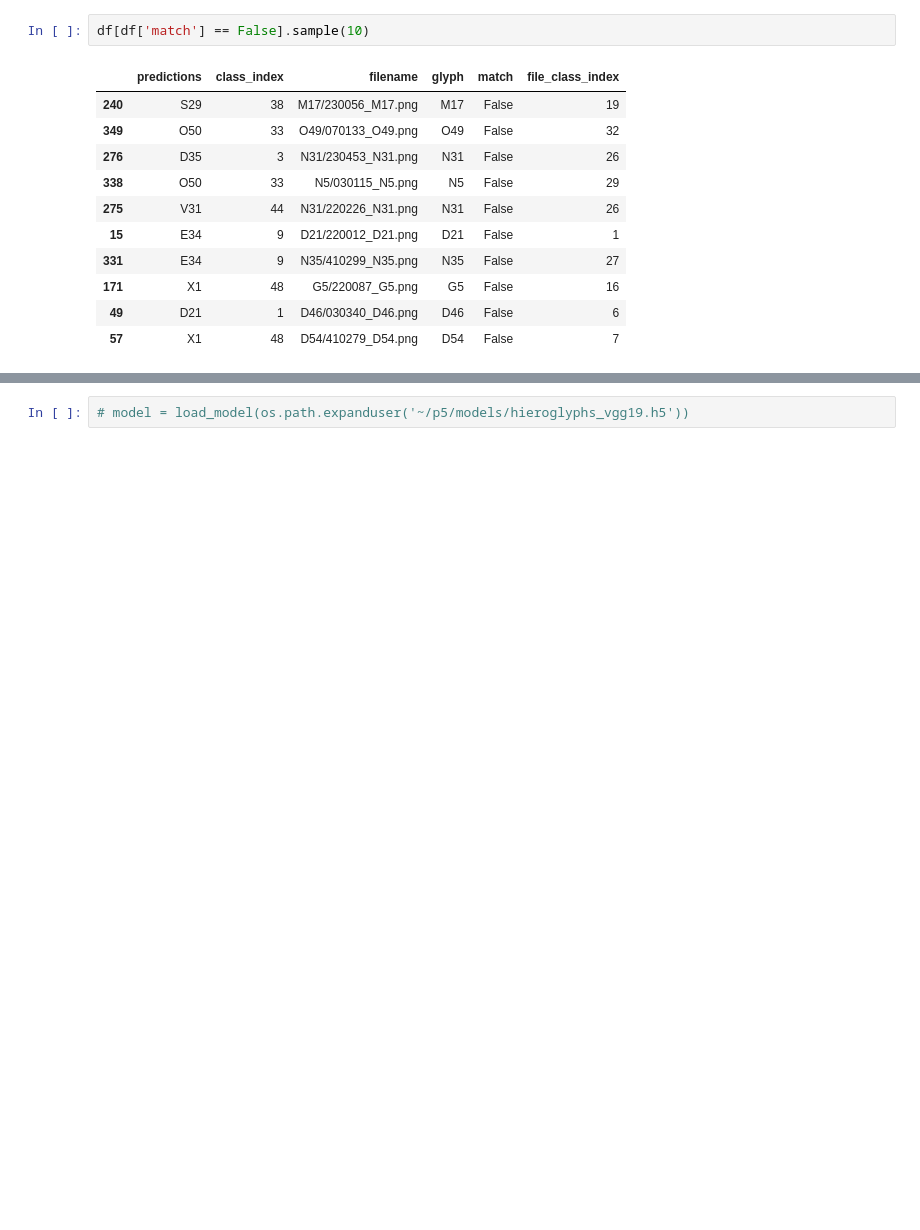
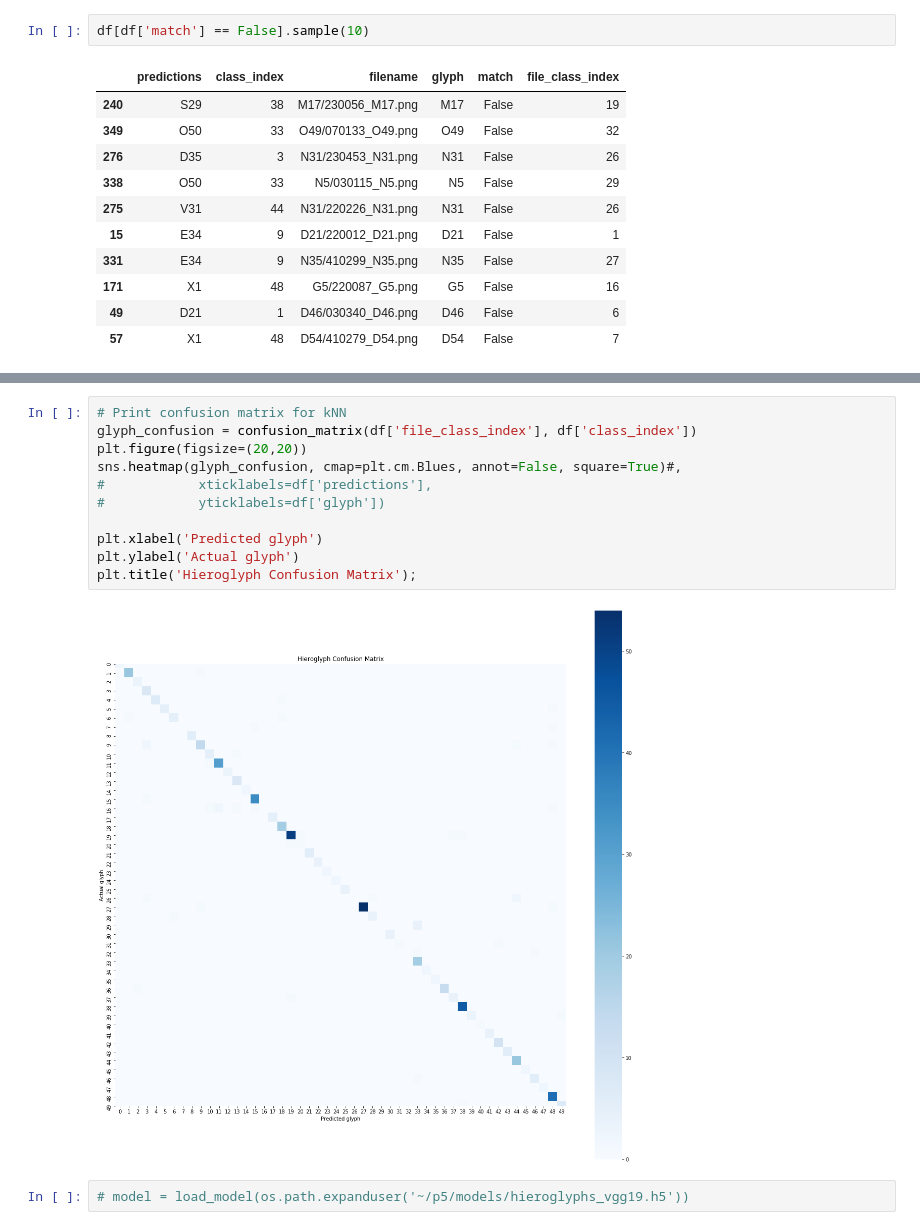
Before and after one commit to scottkds/metis_project5, a Jupyter notebook: models/Hieroglyph_Classifier.ipynb, the cells around one changed output, grey strips where cells are left out. Saved outputs shown, nothing was run; the diff lists cells and outputs as text; blank space fills up the shorter version.

```diff
--- a/models/Hieroglyph_Classifier.ipynb
+++ b/models/Hieroglyph_Classifier.ipynb
@@ -263,3 +268,16 @@ acc
+# %%
+# Print confusion matrix for kNN
+glyph_confusion = confusion_matrix(df['file_class_index'], df['class_index'])
+plt.figure(figsize=(20,20))
+sns.heatmap(glyph_confusion, cmap=plt.cm.Blues, annot=False, square=True)#,
+#            xticklabels=df['predictions'],
+#            yticklabels=df['glyph'])
+
+plt.xlabel('Predicted glyph')
+plt.ylabel('Actual glyph')
+plt.title('Hieroglyph Confusion Matrix');
+# %% [output]
+[figure, added]
 # %%
 # model = load_model(os.path.expanduser('~/p5/models/hieroglyphs_vgg19.h5'))
 # %%
```
Also changed, not shown: parts of 5 cells of this notebook.
